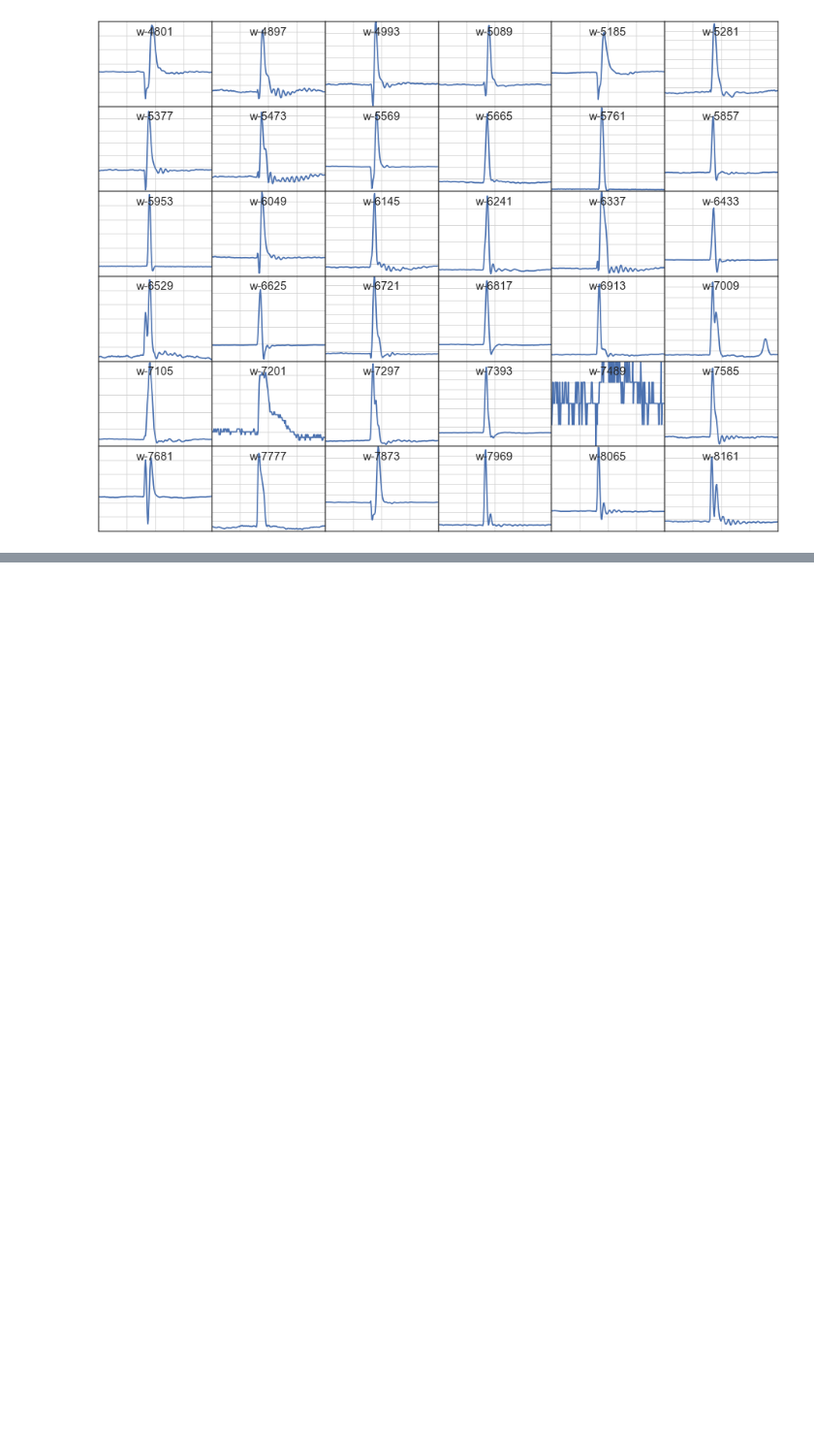
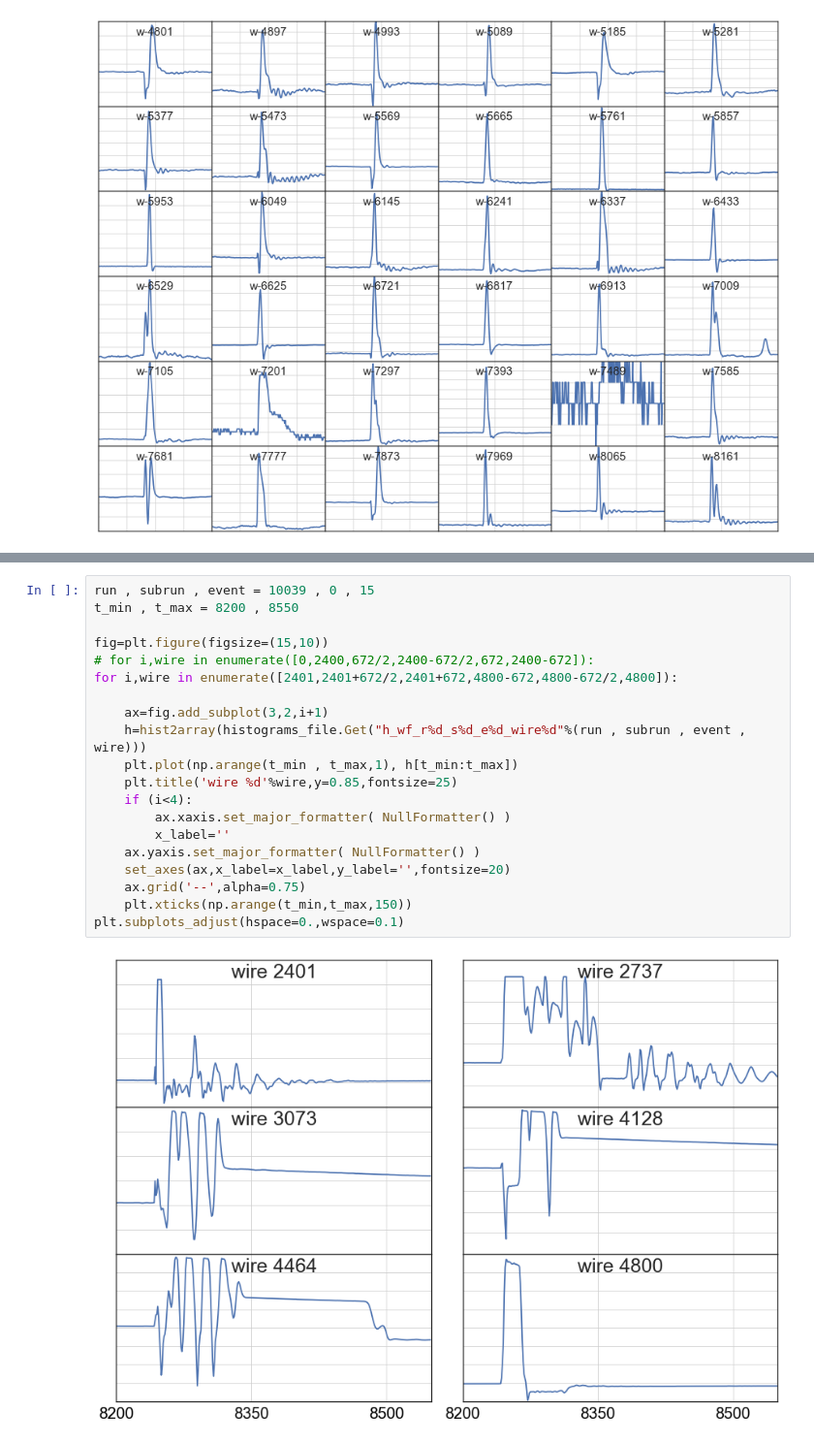
Before and after one commit to erezcoh4/operations, a Jupyter notebook: BurstNoiseCheck/notebooks/waveforms.ipynb, the cells around one changed output, grey strips where cells are left out. Shown at 97% size. Saved outputs shown, nothing was run; the diff lists cells and outputs as text; blank space fills up the shorter version.

```diff
--- a/BurstNoiseCheck/notebooks/waveforms.ipynb
+++ b/BurstNoiseCheck/notebooks/waveforms.ipynb
@@ -326,0 +361,22 @@ for i,wire in enumerate(np.arange(4801,8256,96)):#,6337,6338,6339]):#np.arange(4
+# %%
+run , subrun , event = 10039 , 0 , 15
+t_min , t_max = 8200 , 8550
+
+fig=plt.figure(figsize=(15,10))
+# for i,wire in enumerate([0,2400,672/2,2400-672/2,672,2400-672]):
+for i,wire in enumerate([2401,2401+672/2,2401+672,4800-672,4800-672/2,4800]):
+
+    ax=fig.add_subplot(3,2,i+1)
+    h=hist2array(histograms_file.Get("h_wf_r%d_s%d_e%d_wire%d"%(run , subrun , event , wire)))
+    plt.plot(np.arange(t_min , t_max,1), h[t_min:t_max])
+    plt.title('wire %d'%wire,y=0.85,fontsize=25)
+    if (i<4):
+        ax.xaxis.set_major_formatter( NullFormatter() )
+        x_label=''
+    ax.yaxis.set_major_formatter( NullFormatter() )
+    set_axes(ax,x_label=x_label,y_label='',fontsize=20)
+    ax.grid('--',alpha=0.75)
+    plt.xticks(np.arange(t_min,t_max,150))
+plt.subplots_adjust(hspace=0.,wspace=0.1)
+# %% [output]
+[figure, added]
```
Also changed, not shown: parts of 5 cells of this notebook.
